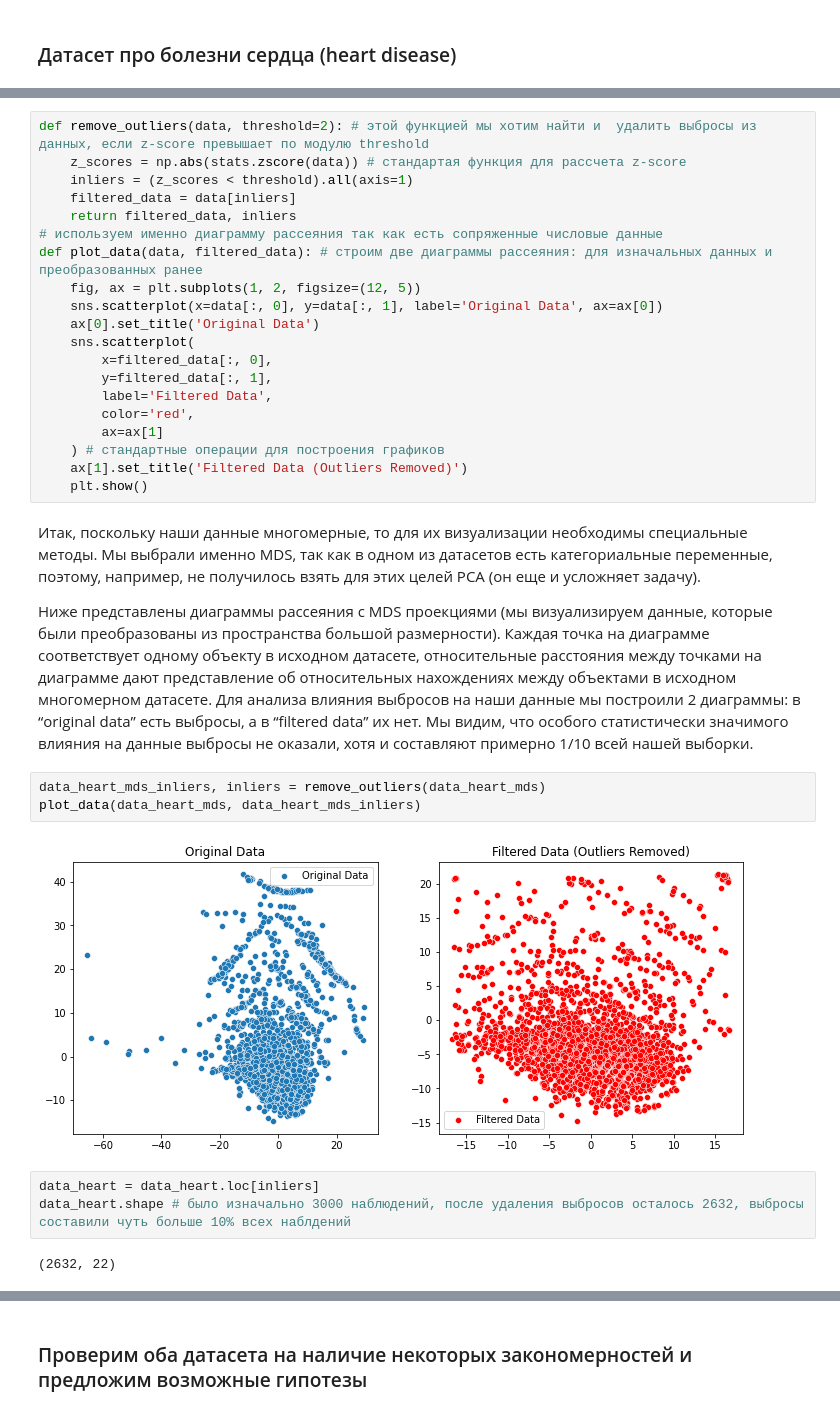
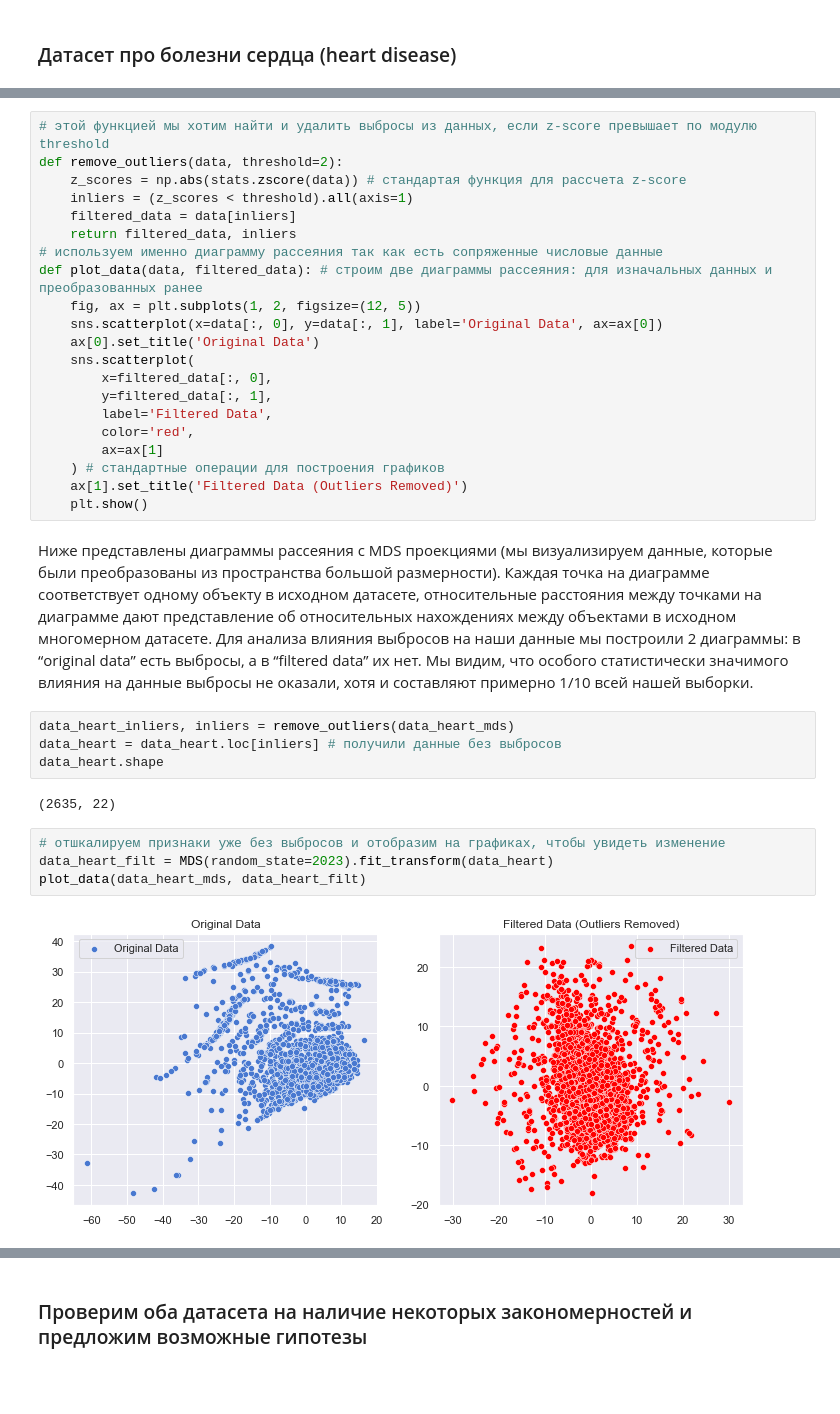
Before and after one commit to KhalifaevaLeyla/ProjectPython, a Jupyter notebook: ProjectPython.stroke_heart.ipynb, the cells around one changed output, grey strips where cells are left out. Cells and saved outputs as stored; diff of their text form; blank space fills up the shorter version.

```diff
--- a/ProjectPython.stroke_heart.ipynb
+++ b/ProjectPython.stroke_heart.ipynb
@@ -100,5 +158,6 @@ data_heart_mds = MDS().fit_transform(data_heart) # MDS() делает нам м
 # %%
-def remove_outliers(data, threshold=2): # этой функцией мы хотим найти и  удалить выбросы из данных, если z-score превышает по модулю threshold
+# этой функцией мы хотим найти и удалить выбросы из данных, если z-score превышает по модулю threshold
+def remove_outliers(data, threshold=2):
     z_scores = np.abs(stats.zscore(data)) # стандартая функция для рассчета z-score
     inliers = (z_scores < threshold).all(axis=1)
     filtered_data = data[inliers]
@@ -118,16 +177,16 @@ def plot_data(data, filtered_data): # строим две диаграммы р
     ax[1].set_title('Filtered Data (Outliers Removed)')
     plt.show()
 # %% [markdown]
-Итак, поскольку наши данные многомерные, то для их визуализации необходимы специальные методы. Мы выбрали именно MDS, так как в одном из датасетов есть категориальные переменные, поэтому, например, не получилось взять для этих целей PCA (он еще и усложняет задачу).
-
 Ниже представлены диаграммы рассеяния с MDS проекциями (мы визуализируем данные, которые были преобразованы из пространства большой размерности). Каждая точка на диаграмме соответствует одному объекту в исходном датасете, относительные расстояния между точками на диаграмме дают представление об относительных нахождениях между объектами в исходном многомерном датасете. Для анализа влияния выбросов на наши данные мы построили 2 диаграммы: в “original data” есть выбросы, а в “filtered data” их нет. Мы видим, что особого статистически значимого влияния на данные выбросы не оказали, хотя и составляют примерно 1/10 всей нашей выборки.
 # %%
-data_heart_mds_inliers, inliers = remove_outliers(data_heart_mds)
-plot_data(data_heart_mds, data_heart_mds_inliers)
+data_heart_inliers, inliers = remove_outliers(data_heart_mds)
+data_heart = data_heart.loc[inliers] # получили данные без выбросов
+data_heart.shape
 # %% [output]
-[figure, removed]
+(2635, 22)
-# %%
-data_heart = data_heart.loc[inliers]
-data_heart.shape # было изначально 3000 наблюдений, после удаления выбросов осталось 2632, выбросы составили чуть больше 10% всех наблдений
-# %% [output]
-(2632, 22)
+# %%
+# отшкалируем признаки уже без выбросов и отобразим на графиках, чтобы увидеть изменение
+data_heart_filt = MDS(random_state=2023).fit_transform(data_heart)
+plot_data(data_heart_mds, data_heart_filt)
+# %% [output]
+[figure, added]
```
Also changed, not shown: parts of 107 cells of this notebook.
